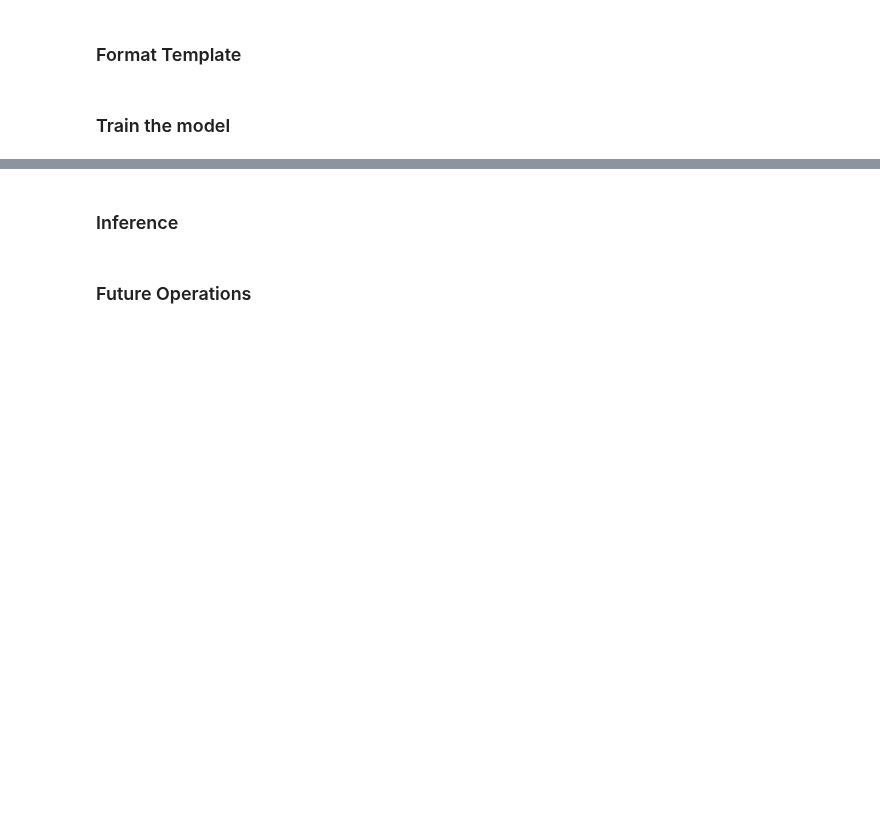
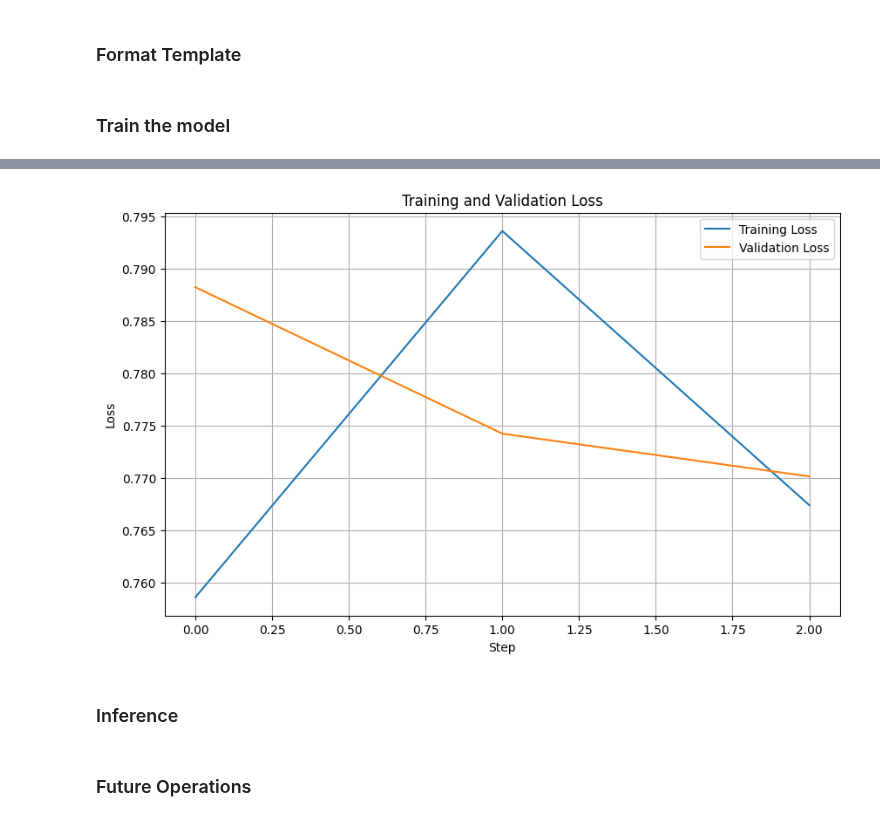
Before and after one commit to steq28/MedicalMeadow, a Jupyter notebook: ATML_part2.ipynb, the cells around one changed output, grey strips where cells are left out. Saved outputs shown, nothing was run; the diff lists cells and outputs as text; code cells hidden in the pictures; blank space fills up the shorter version.

```diff
--- a/ATML_part2.ipynb
+++ b/ATML_part2.ipynb
@@ -807 +833,4 @@ print(f"{start_gpu_memory} GB of memory reserved.")
 trainer_stats = trainer.train()
+# %%
+results = trainer.state.log_history
+results
@@ -808,3 +855,28 @@ trainer_stats = trainer.train()
+# %%
+import matplotlib.pyplot as plt
+
+
+
+# Extract loss values
+train_losses = [item['loss'] for item in results if 'loss' in item]
+eval_losses = [item['eval_loss'] for item in results if 'eval_loss' in item]
+
+# Create the plot
+plt.figure(figsize=(10, 6))  # Optional: Adjust figure size
+plt.plot(train_losses, label="Training Loss")
+plt.plot(eval_losses, label="Validation Loss")
+
+# Customize the plot (optional)
+plt.xlabel("Step")
+plt.ylabel("Loss")
+plt.title("Training and Validation Loss")
+plt.legend()
+plt.grid(True)
+
+# Show the plot
+plt.show()
+# %% [output]
+[figure, added]
 # %%
 
 #Show final memory and time stats
```
Also changed, not shown: parts of 7 cells of this notebook.
